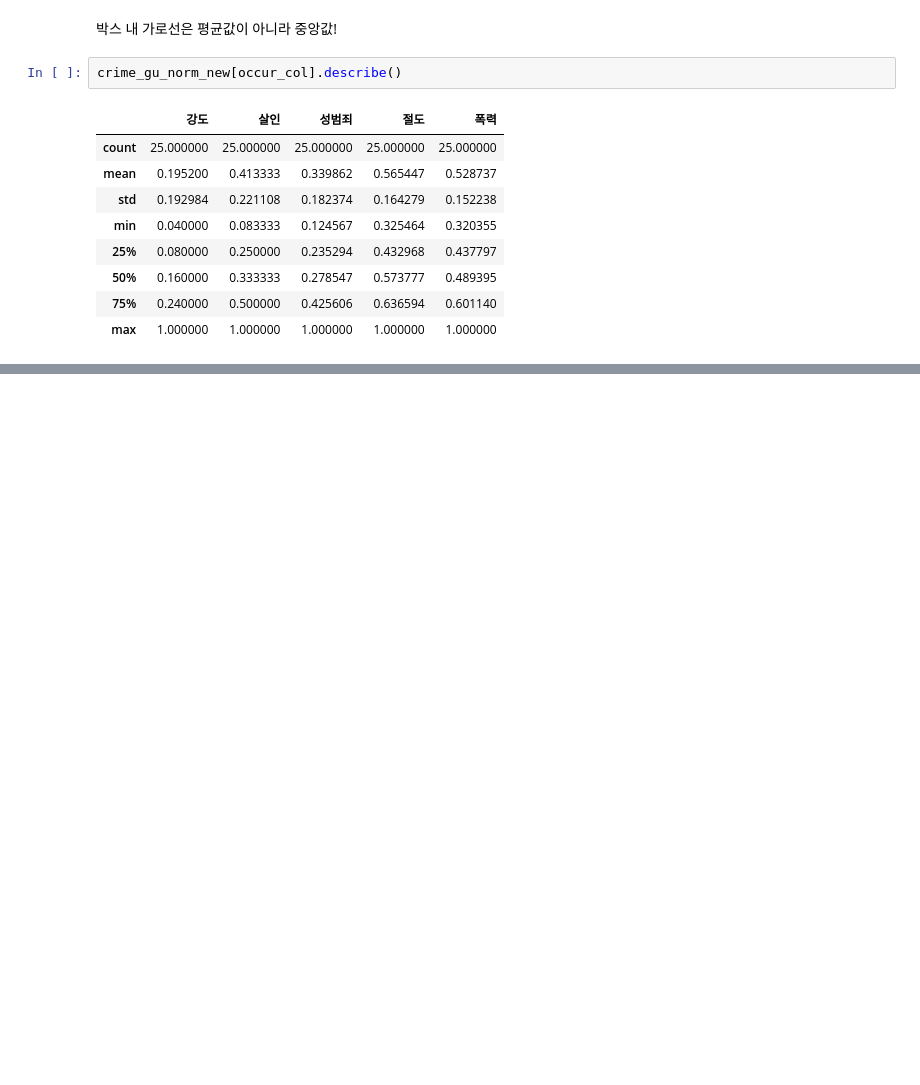
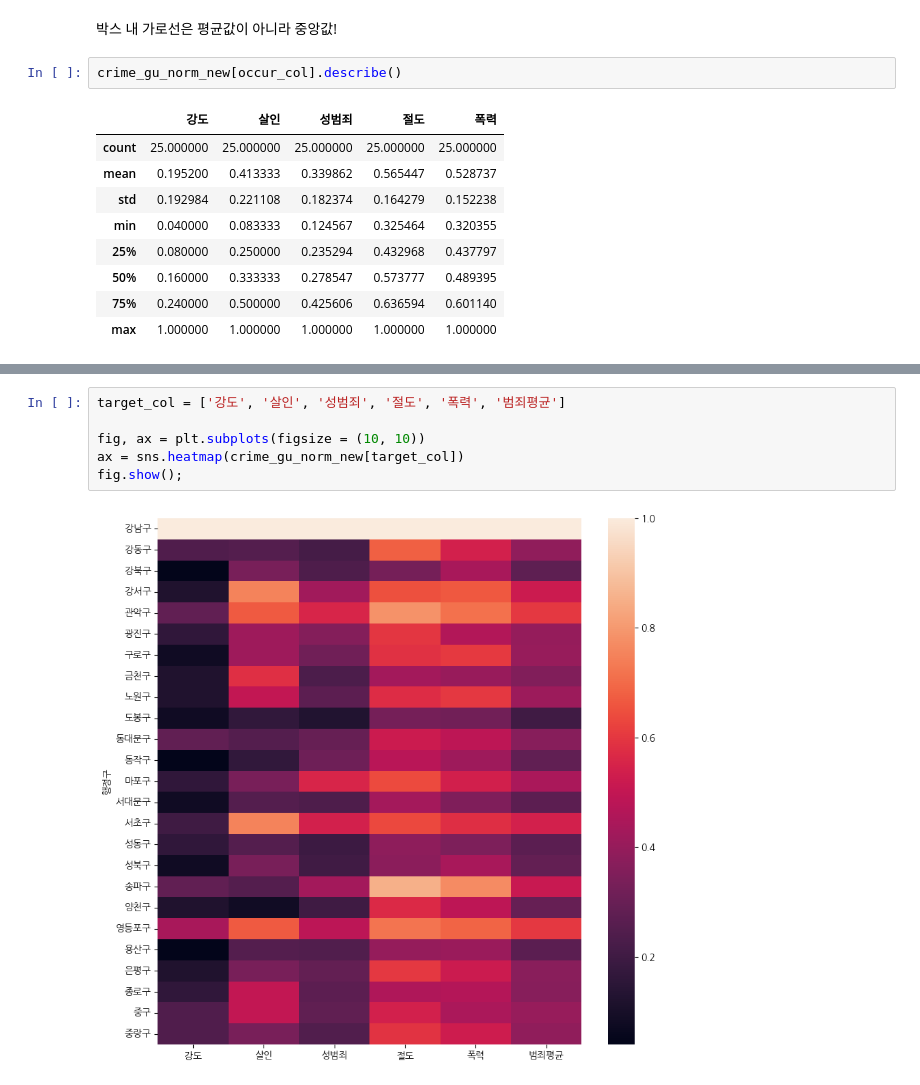
Before and after one commit to dragon11112222/seoul_crime, a Jupyter notebook: EDA/src/231110seoul_crime_project.ipynb, the cells around one changed output, grey strips where cells are left out. Cells and saved outputs as stored; diff of their text form; blank space fills up the shorter version.

```diff
--- a/EDA/src/231110seoul_crime_project.ipynb
+++ b/EDA/src/231110seoul_crime_project.ipynb
@@ -865,0 +882,8 @@ fig.show();
+# %%
+target_col = ['강도', '살인', '성범죄', '절도', '폭력', '범죄평균']
+
+fig, ax = plt.subplots(figsize = (10, 10))
+ax = sns.heatmap(crime_gu_norm_new[target_col])
+fig.show();
+# %% [output]
+[figure, added]
```
Also changed, not shown: parts of 8 cells of this notebook.
